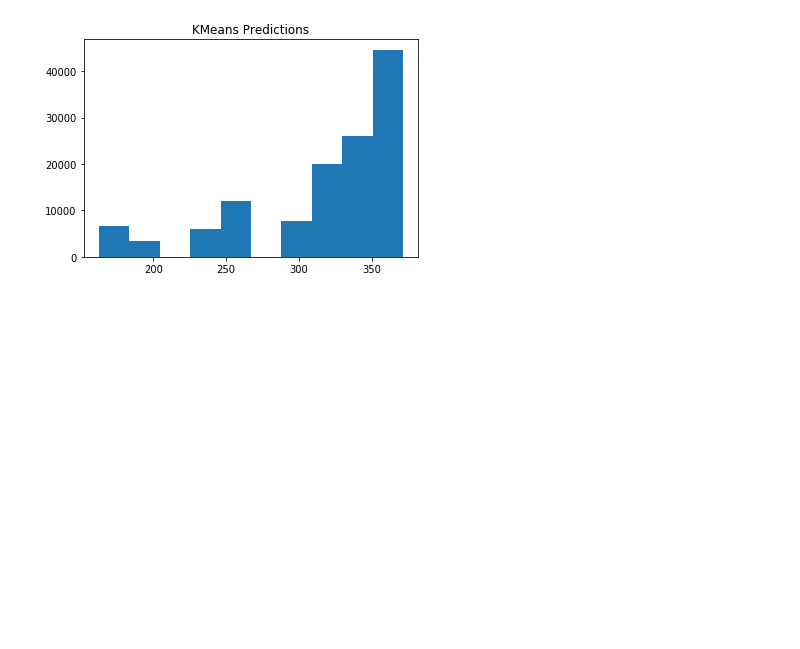
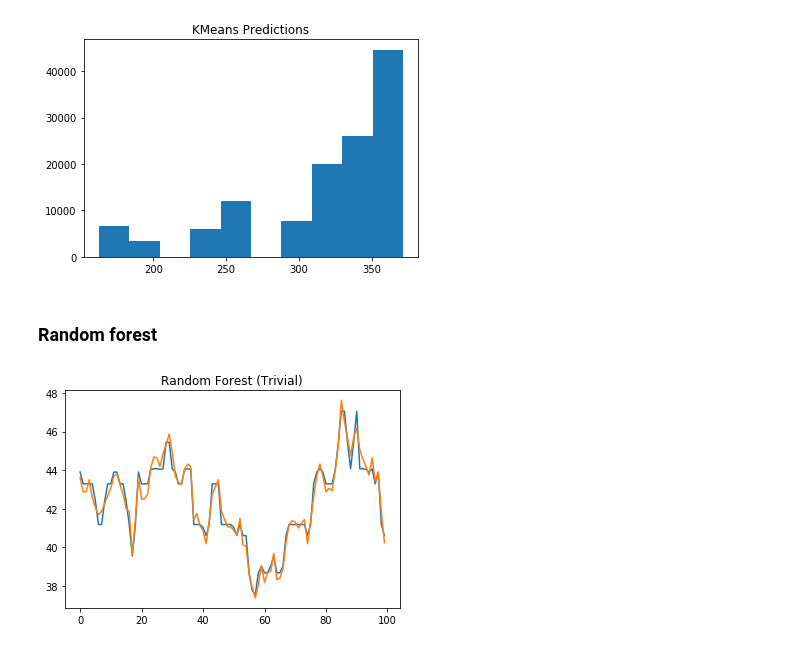
Before and after one commit to rbetzler/fun-times-in-python, a Jupyter notebook: finance/data_science/stock_explorer.ipynb, the cells around one changed output. Drawn from its saved outputs; the diff is of its cells as text; code cells hidden in the pictures; blank space fills up the shorter version.

```diff
--- a/finance/data_science/stock_explorer.ipynb
+++ b/finance/data_science/stock_explorer.ipynb
@@ -196,3 +146,25 @@ ValueError: Input contains NaN, infinity or a value too large for dtype('float64
 x = cluster_utils.KMeans(series=df['open'], n_clusters=10).plot_cluster_hist(time_weight=True)
 # %% [output]
 [figure]
+# %% [markdown]
+### Random forest
+# %%
+cols = ['market_datetime', 'open', 'volume']
+train = df[cols].copy()
+train['market_datetime'] = train['market_datetime'].astype(int)
+
+train['next_open'] = train['open'].shift(-1)
+train = train.drop(len(train)-1)
+# %%
+model = xgb.XGBRegressor(max_depth=2)
+model.fit(train[cols], train['next_open'])
+
+predictions = model.predict(train[cols])
+# %%
+plt.figure()
+plt.title('Random Forest (Trivial)')
+plt.plot(predictions[:100])
+plt.plot(train['open'].head(100))
+plt.show()
+# %% [output]
+[figure, added]
```
Also changed, not shown: parts of 10 cells of this notebook.
